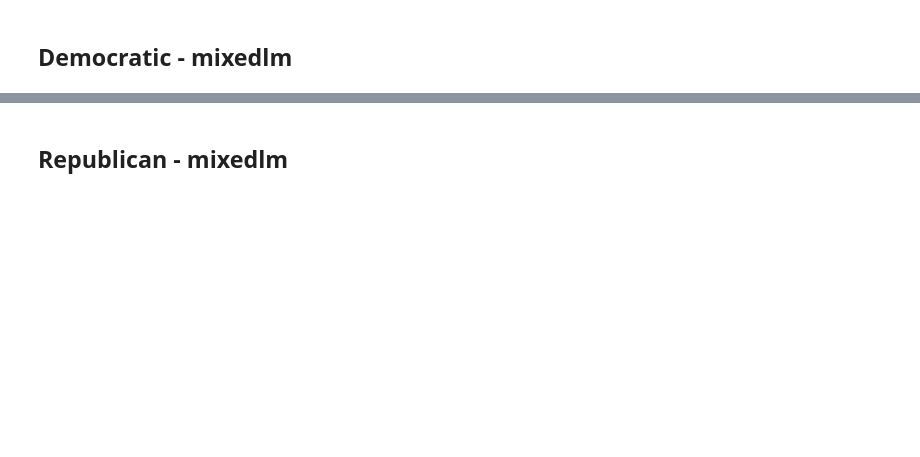
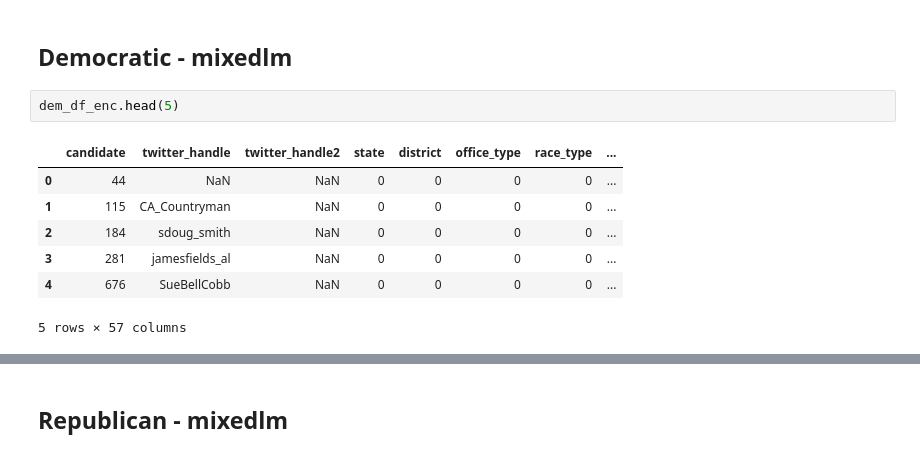
Before and after one commit to charles-tan/POCA, a Jupyter notebook: notebooks/mixed_lm.ipynb, the cells around one changed output, grey strips where cells are left out. Drawn from its saved outputs; the diff is of its cells as text; blank space fills up the shorter version.

```diff
--- a/notebooks/mixed_lm.ipynb
+++ b/notebooks/mixed_lm.ipynb
@@ -134,3 +351,13 @@ Index(['candidate', 'twitter_handle', 'twitter_handle2', 'state', 'district',
 # %% [markdown]
 ## Democratic - mixedlm
+# %%
+dem_df_enc.head(5)
+# %% [output]
+|  | candidate | twitter_handle | twitter_handle2 | state | district | office_type | race_type | ... |
+| 0 | 44 | NaN | NaN | 0 | 0 | 0 | 0 | ... |
+| 1 | 115 | CA_Countryman | NaN | 0 | 0 | 0 | 0 | ... |
+| 2 | 184 | sdoug_smith | NaN | 0 | 0 | 0 | 0 | ... |
+| 3 | 281 | jamesfields_al | NaN | 0 | 0 | 0 | 0 | ... |
+| 4 | 676 | SueBellCobb | NaN | 0 | 0 | 0 | 0 | ... |
+5 rows × 57 columns
 # %%
```
Also changed, not shown: parts of 33 cells of this notebook, 16 other files.
